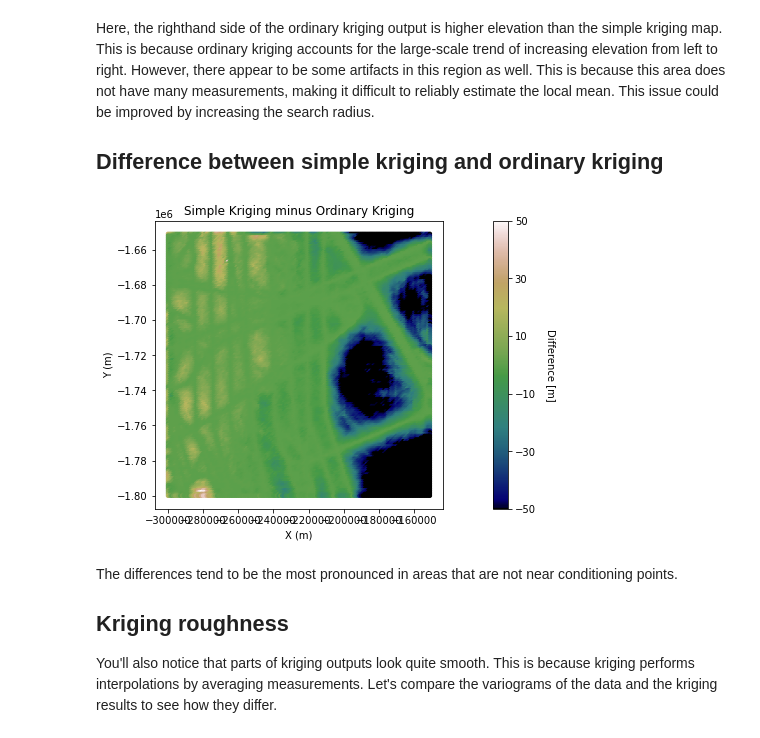
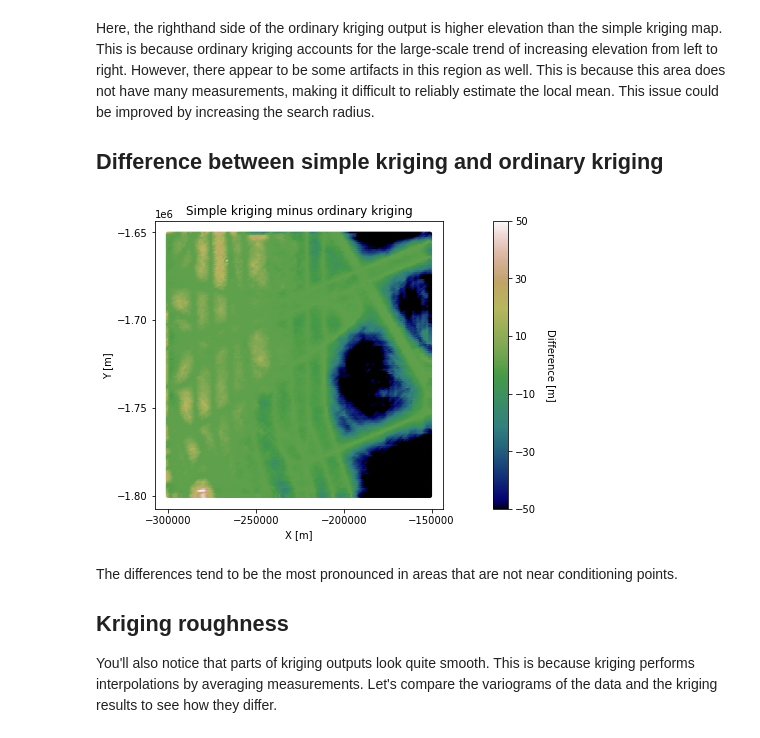
Before and after one commit to GatorGlaciology/GStatSim, a Jupyter notebook: GStat-Sim/3_Simple_kriging_and_ordinary_kriging.ipynb, the cells around one changed output. Saved outputs shown, nothing was run; the diff lists cells and outputs as text; code cells hidden in the pictures.

```diff
--- a/GStat-Sim/3_Simple_kriging_and_ordinary_kriging.ipynb
+++ b/GStat-Sim/3_Simple_kriging_and_ordinary_kriging.ipynb
@@ -243,17 +257,19 @@ Here, the righthand side of the ordinary kriging output is higher elevation than
 ## Difference between simple kriging and ordinary kriging
 # %%
 # plot difference
+fig = plt.figure()
 im = plt.scatter(Pred_grid_xy[:,0],Pred_grid_xy[:,1], c = spred_trans - pred_trans, vmin = -50, vmax = 50,
                  marker=".", s = 50, cmap = 'gist_earth')       # scatter plot for location map
-plt.title('Simple Kriging minus Ordinary Kriging')                                    # add plot title
-plt.xlabel('X (m)'); plt.ylabel('Y (m)')                          # set axis labels
+plt.title('Simple kriging minus ordinary kriging')                                    # add plot title
+plt.xlabel('X [m]'); plt.ylabel('Y [m]')                          # set axis labels
+plt.locator_params(nbins=5)# set axis labels
 cbar = plt.colorbar(im, orientation="vertical", ticks=np.linspace(-50, 50, 6)) # add vertical color bar
 cbar.set_label("Difference [m]", rotation=270, labelpad=20)      # add labels to the color bar
 plt.subplots_adjust(left=0.0, bottom=0.0, right=1.0, top=1.0) # adjust the plot size
 plt.axis('scaled')
 plt.show()
 # %% [output]
-[figure, old version]
+[figure, new version]
 # %% [markdown]
 The differences tend to be the most pronounced in areas that are not near conditioning points.
 
```
Also changed, not shown: parts of 8 cells of this notebook.
